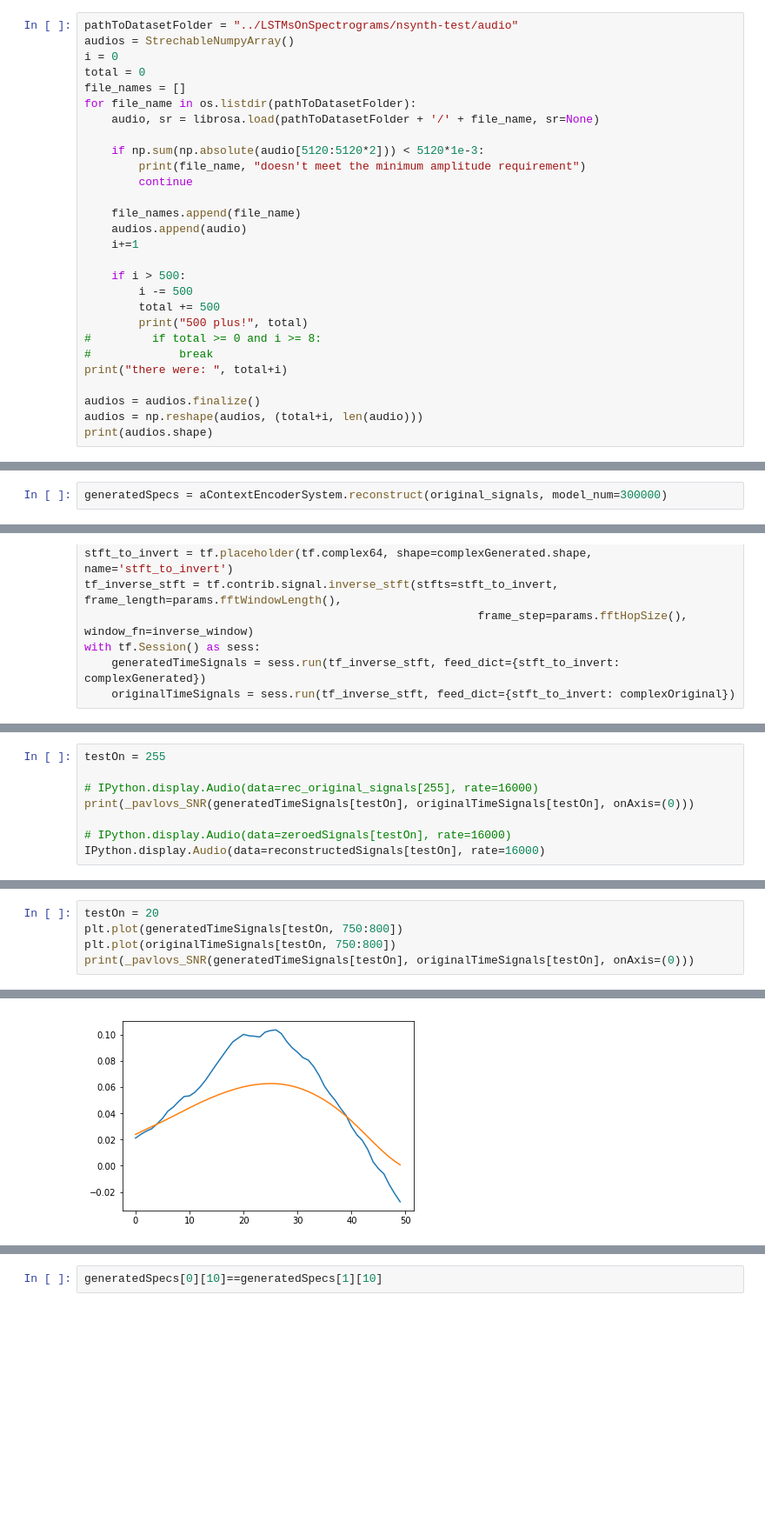
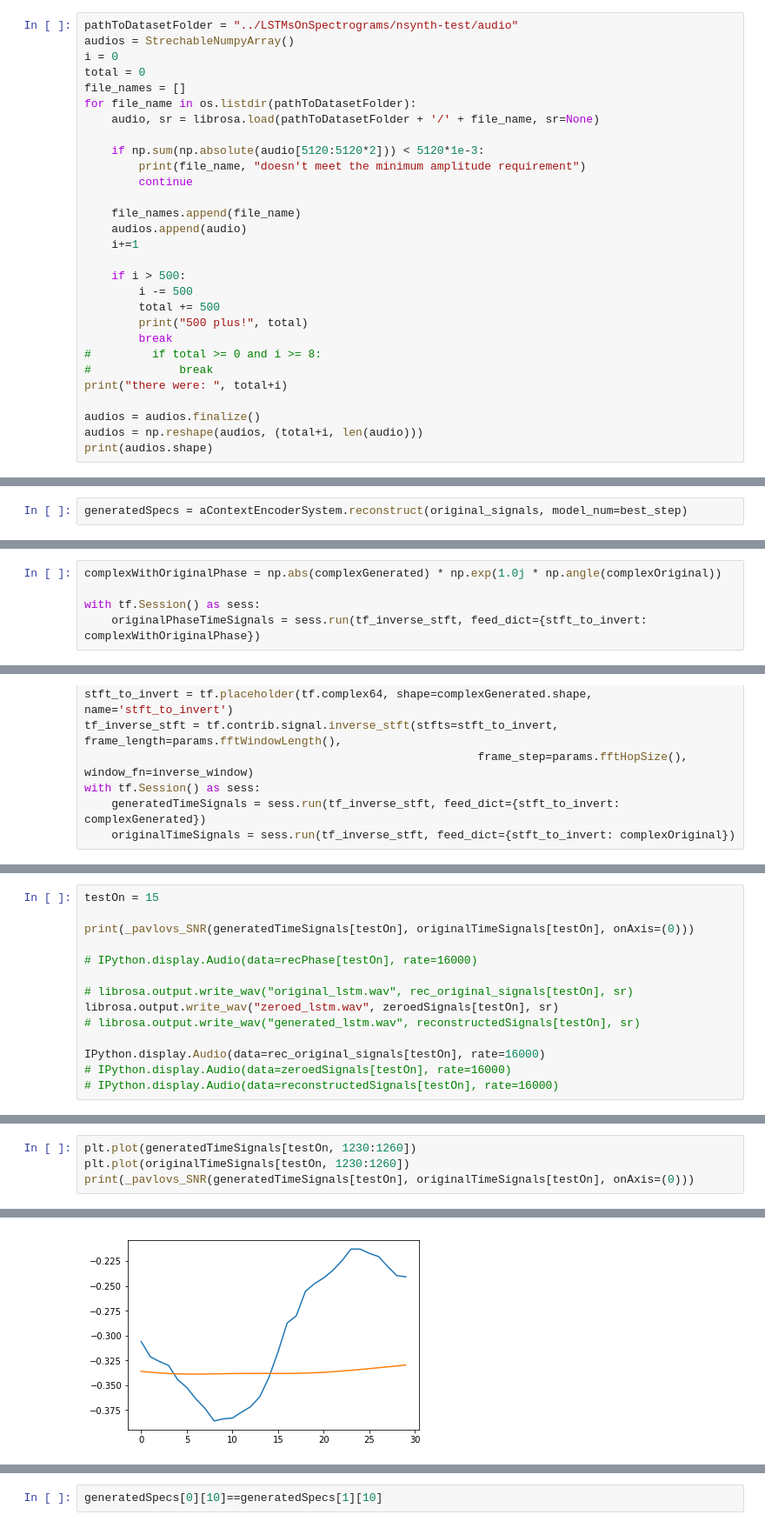
Before and after one commit to andimarafioti/LSTMsForAudioInpainting, a Jupyter notebook: test hear complex spectrograms.ipynb, the cells around one changed output, grey strips where cells are left out. Shown at 87% size. Cells and saved outputs as stored; diff of their text form; blank space fills up the shorter version.

```diff
--- a/test hear complex spectrograms.ipynb
+++ b/test hear complex spectrograms.ipynb
@@ -106,6 +89,7 @@ for file_name in os.listdir(pathToDatasetFolder):
         i -= 500
         total += 500
         print("500 plus!", total)
+        break
 #         if total >= 0 and i >= 8:
 #             break
 print("there were: ", total+i)
@@ -135,5 +109,5 @@ there were:  3960
 original_signals = audios[:, starting_sample_left_side:ending_sample_right_side]
 original_gaps = audios[:, ending_sample_left_side:starting_sample_right_side]
 # %%
-generatedSpecs = aContextEncoderSystem.reconstruct(original_signals, model_num=300000)
+generatedSpecs = aContextEncoderSystem.reconstruct(original_signals, model_num=best_step)
 # %% [output]
@@ -168,3 +236,8 @@ Text(0.5,1,'reconstructed')
+# %%
+complexWithOriginalPhase = np.abs(complexGenerated) * np.exp(1.0j * np.angle(complexOriginal))
+
+with tf.Session() as sess:
+    originalPhaseTimeSignals = sess.run(tf_inverse_stft, feed_dict={stft_to_invert: complexWithOriginalPhase})
 # %%
 window_fn = functools.partial(window_ops.hann_window, periodic=True)
 inverse_window = tf.contrib.signal.inverse_stft_window_fn(params.fftHopSize(),
@@ -198,9 +269,15 @@ rec_original_signals.shape
 # %%
-testOn = 255
+testOn = 15
 
-# IPython.display.Audio(data=rec_original_signals[255], rate=16000)
 print(_pavlovs_SNR(generatedTimeSignals[testOn], originalTimeSignals[testOn], onAxis=(0)))
 
+# IPython.display.Audio(data=recPhase[testOn], rate=16000)
+
+# librosa.output.write_wav("original_lstm.wav", rec_original_signals[testOn], sr)
+librosa.output.write_wav("zeroed_lstm.wav", zeroedSignals[testOn], sr)
+# librosa.output.write_wav("generated_lstm.wav", reconstructedSignals[testOn], sr)
+
+IPython.display.Audio(data=rec_original_signals[testOn], rate=16000)
 # IPython.display.Audio(data=zeroedSignals[testOn], rate=16000)
-IPython.display.Audio(data=reconstructedSignals[testOn], rate=16000)
+# IPython.display.Audio(data=reconstructedSignals[testOn], rate=16000)
 # %% [output]
@@ -214,6 +300,5 @@ plt.plot(rec_original_signals[255,ending_sample_left_side-2000:ending_sample_lef
 # %%
-testOn = 20
-plt.plot(generatedTimeSignals[testOn, 750:800])
-plt.plot(originalTimeSignals[testOn, 750:800])
+plt.plot(generatedTimeSignals[testOn, 1230:1260])
+plt.plot(originalTimeSignals[testOn, 1230:1260])
 print(_pavlovs_SNR(generatedTimeSignals[testOn], originalTimeSignals[testOn], onAxis=(0)))
 # %% [output]
@@ -221 +306 @@ print(_pavlovs_SNR(generatedTimeSignals[testOn], originalTimeSignals[testOn], on
-[figure, old version]
+[figure, new version]
```
Also changed, not shown: parts of 35 cells of this notebook.
